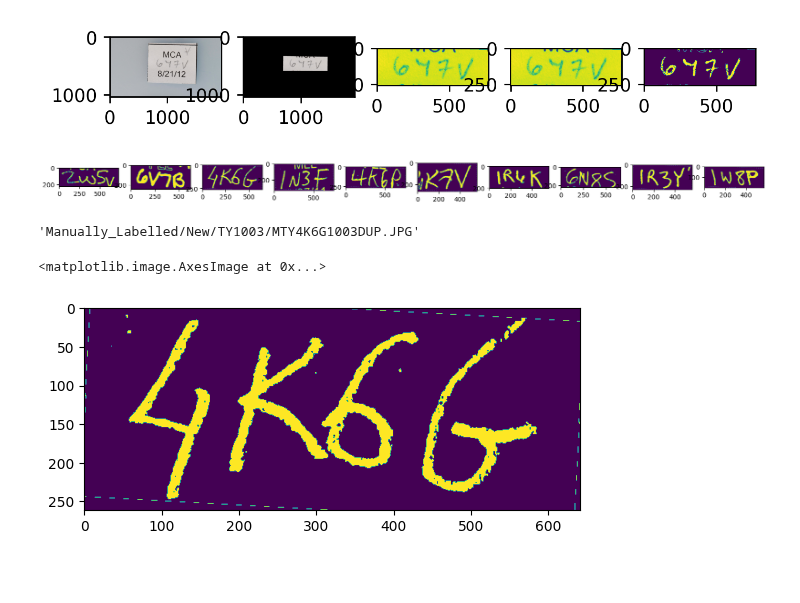
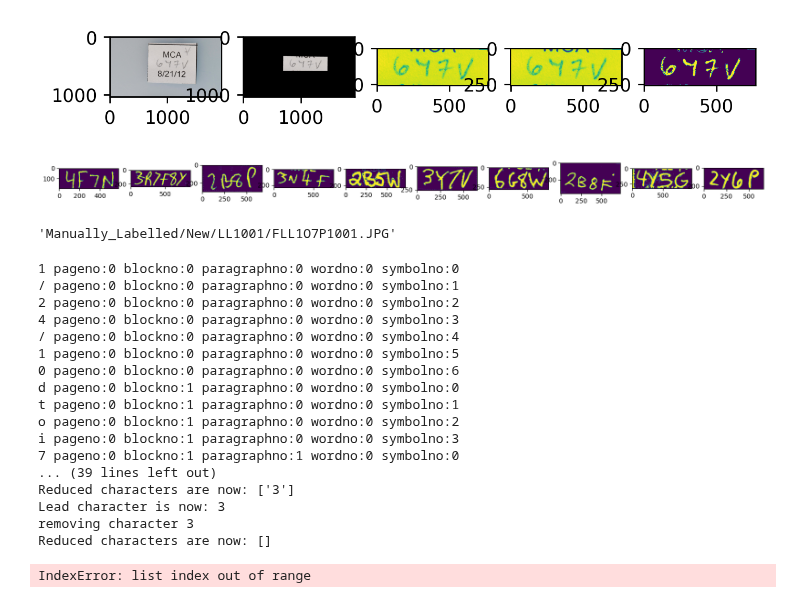
Before and after one commit to Jor-Lee/Guppies, a Jupyter notebook: Python_Files/ML_preprocessing.ipynb, the cells around one changed output. Cells and saved outputs as stored; diff of their text form; code cells hidden in the pictures; blank space fills up the shorter version.

Commit message:
Bypass unreadable images
Former-commit-id: 329ea1c03357238b66b26cd2e1a278e92fef62c6

```diff
--- a/Python_Files/ML_preprocessing.ipynb
+++ b/Python_Files/ML_preprocessing.ipynb
@@ -167,8 +167,12 @@ def GetImageAndParaBox(file, client, verbose=False):
         character = character[1:]
         character_params = character_params[1:]
         if verbose: print('Reduced characters are now:', character)
+        if len(character) < 7:
+            if verbose: print("Not enough characters to continue. Exiting with exit code '1', '1'")
+            return '1', '1'
         lead_character = character[0]
         if verbose: print('Lead character is now:', lead_character)
+
 
     if verbose: print('character in position 5:', character[5])
 
@@ -540,19 +544,38 @@ np.random.shuffle(new_jpg_files)
 # %%
 fig,ax = plt.subplots(1,10, figsize=(20,20))
 for i in range(10):
-    frame, para_box = GetImageAndParaBox(new_jpg_files[60 + i], client, verbose=False)
-    ID = extract_ID_handwriting(frame, para_box, verbose=False)
-    ax[i].imshow(ID)
+    frame, para_box = GetImageAndParaBox(new_jpg_files[100 + i], client, verbose=False)
+    if frame == '1':
+        continue
+    else:
+        ID = extract_ID_handwriting(frame, para_box, verbose=False)
+        ax[i].imshow(ID)
 # %% [output]
-[figure, old version]
+[figure, new version]
 # %%
-new_jpg_files[62]
+new_jpg_files[84]
 # %% [output]
-'Manually_Labelled/New/TY1003/MTY4K6G1003DUP.JPG'
+'Manually_Labelled/New/LL1001/FLL1O7P1001.JPG'
 # %%
-frame, para_box = GetImageAndParaBox(new_jpg_files[62], client, verbose=False)
-ID = extract_ID_handwriting(frame, para_box, verbose=False)
-plt.imshow(ID)
+frame, para_box = GetImageAndParaBox(new_jpg_files[84], client, verbose=True)
+# ID = extract_ID_handwriting(frame, para_box, verbose=False)
+plt.imshow(frame)
 # %% [output]
-<matplotlib.image.AxesImage at 0x...>
+1 pageno:0 blockno:0 paragraphno:0 wordno:0 symbolno:0
+/ pageno:0 blockno:0 paragraphno:0 wordno:0 symbolno:1
+2 pageno:0 blockno:0 paragraphno:0 wordno:0 symbolno:2
+4 pageno:0 blockno:0 paragraphno:0 wordno:0 symbolno:3
+/ pageno:0 blockno:0 paragraphno:0 wordno:0 symbolno:4
+1 pageno:0 blockno:0 paragraphno:0 wordno:0 symbolno:5
+0 pageno:0 blockno:0 paragraphno:0 wordno:0 symbolno:6
+d pageno:0 blockno:1 paragraphno:0 wordno:0 symbolno:0
+t pageno:0 blockno:1 paragraphno:0 wordno:0 symbolno:1
+o pageno:0 blockno:1 paragraphno:0 wordno:0 symbolno:2
+i pageno:0 blockno:1 paragraphno:0 wordno:0 symbolno:3
+7 pageno:0 blockno:1 paragraphno:1 wordno:0 symbolno:0
+... (39 lines left out)
+Reduced characters are now: ['3']
+Lead character is now: 3
+removing character 3
+Reduced characters are now: []
-[figure, removed]
+IndexError: list index out of range
```
Also changed, not shown: 1 other file.
